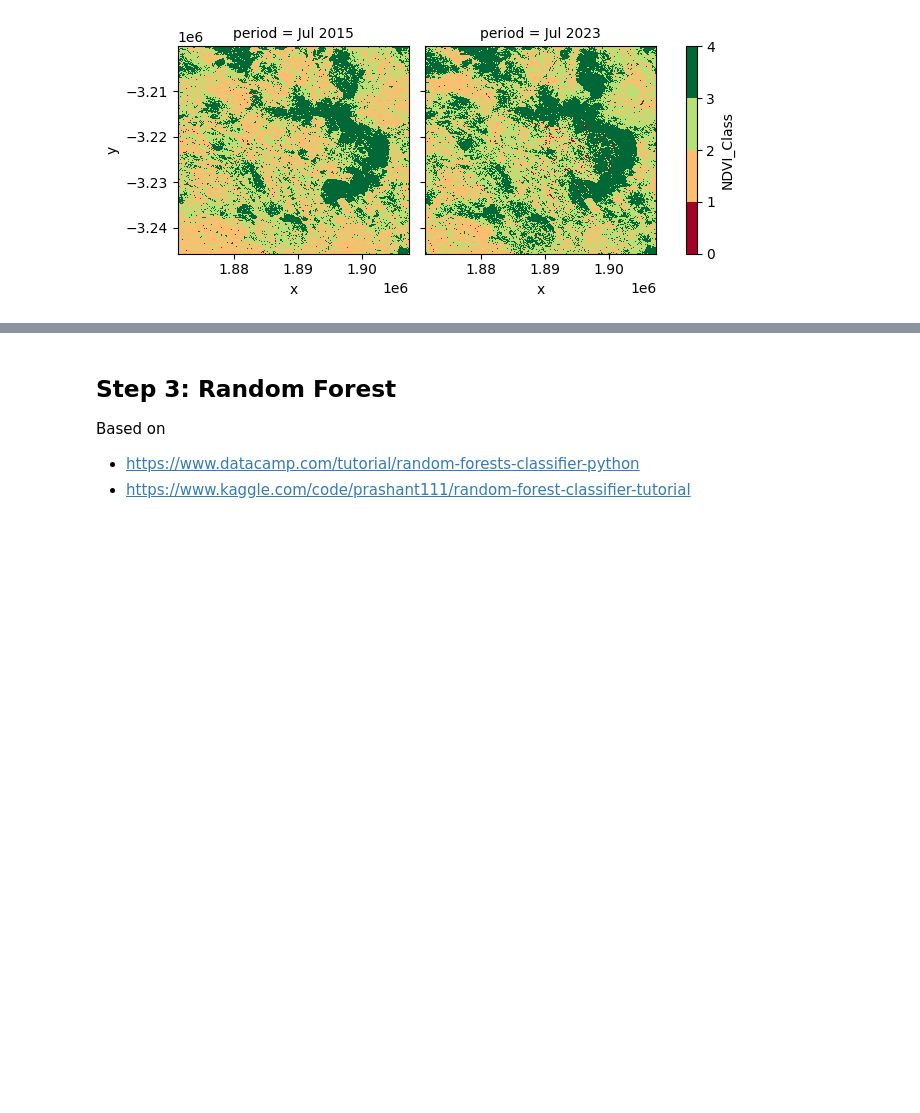
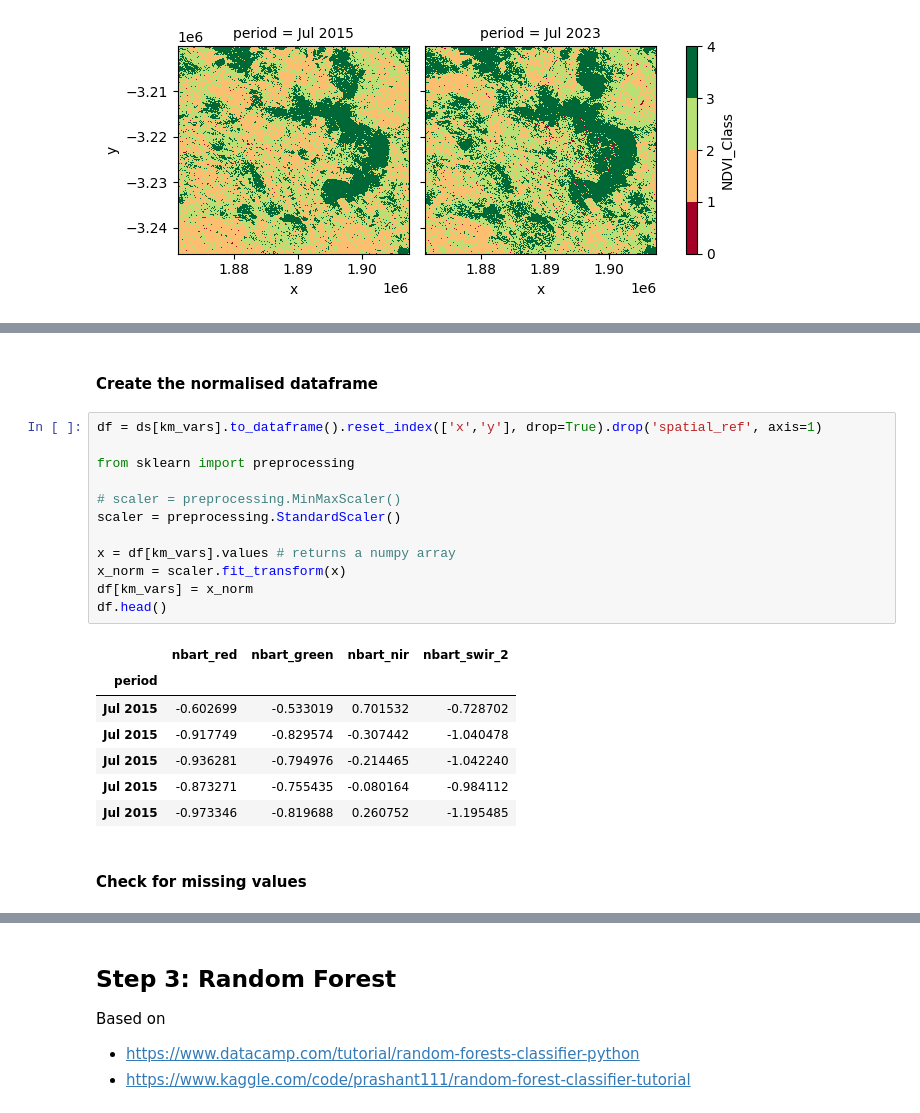
Before and after one commit to mjdear68/Traprock_KBA_Change_Detection, a Jupyter notebook: nbk/class_data_prep.ipynb, the cells around one changed output, grey strips where cells are left out. Saved outputs shown, nothing was run; the diff lists cells and outputs as text; blank space fills up the shorter version.

```diff
--- a/nbk/class_data_prep.ipynb
+++ b/nbk/class_data_prep.ipynb
@@ -530,0 +461,24 @@ ds.Kmeans_Class.plot(col='period',
+# %% [markdown]
+#### Create the normalised dataframe
+# %%
+df = ds[km_vars].to_dataframe().reset_index(['x','y'], drop=True).drop('spatial_ref', axis=1)
+
+from sklearn import preprocessing
+
+# scaler = preprocessing.MinMaxScaler()
+scaler = preprocessing.StandardScaler()
+
+x = df[km_vars].values # returns a numpy array
+x_norm = scaler.fit_transform(x)
+df[km_vars] = x_norm
+df.head()
+# %% [output]
+|  | nbart_red | nbart_green | nbart_nir | nbart_swir_2 |
+| period |  |  |  |  |
+| Jul 2015 | -0.602699 | -0.533019 | 0.701532 | -0.728702 |
+| Jul 2015 | -0.917749 | -0.829574 | -0.307442 | -1.040478 |
+| Jul 2015 | -0.936281 | -0.794976 | -0.214465 | -1.042240 |
+| Jul 2015 | -0.873271 | -0.755435 | -0.080164 | -0.984112 |
+| Jul 2015 | -0.973346 | -0.819688 | 0.260752 | -1.195485 |
+# %% [markdown]
+#### Check for missing values
```
Also changed, not shown: parts of 85 cells of this notebook.
